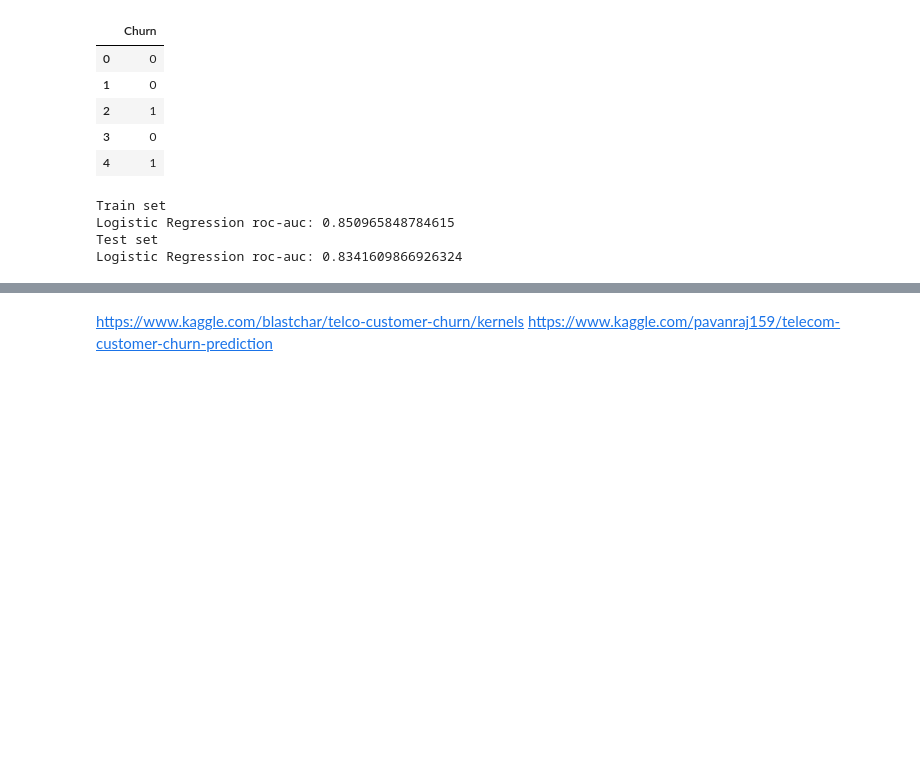
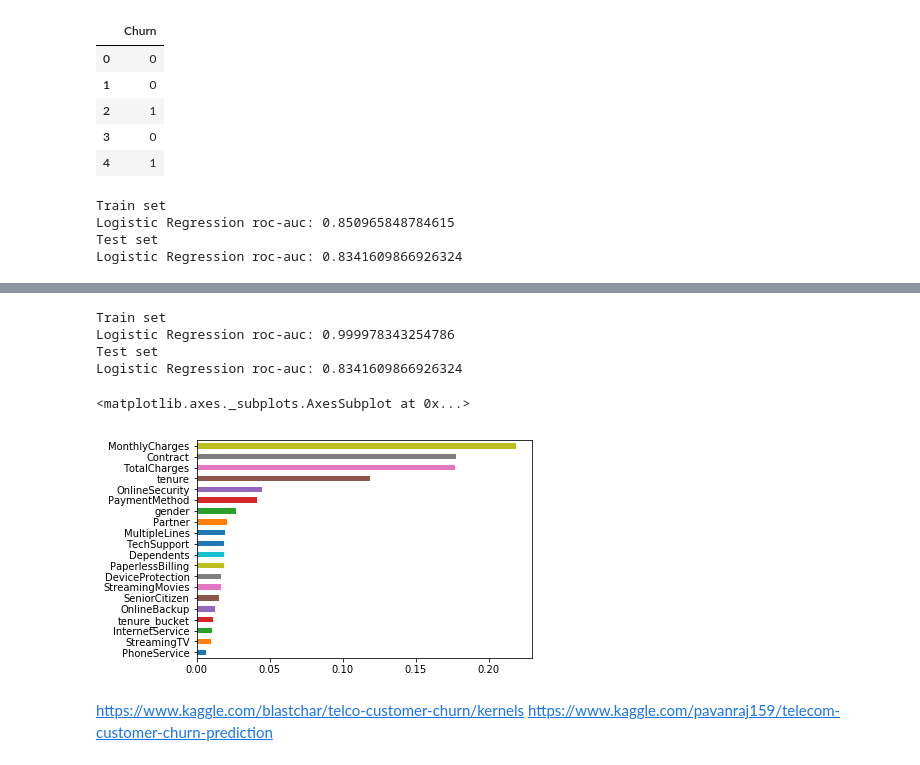
Before and after one commit to innovator-arjun/Telco-Customer-Churn, a Jupyter notebook: Telco Churn Prediction.ipynb, the cells around one changed output, grey strips where cells are left out. Saved outputs shown, nothing was run; the diff lists cells and outputs as text; code cells hidden in the pictures; blank space fills up the shorter version.

```diff
--- a/Telco Churn Prediction.ipynb
+++ b/Telco Churn Prediction.ipynb
@@ -300,3 +300,29 @@ weights.sort_values()[-20:].plot(kind = 'barh')
+# %%
+decision = DecisionTreeClassifier()
+
+# train model
+decision.fit(X_train, y_train)
+
+# make predicion on test set
+pred = decision.predict_proba(X_test)
+
+print('Train set ')
+pred = decision.predict_proba(X_train)
+print('Logistic Regression roc-auc: {}'.format(roc_auc_score(y_train, pred[:,1])))
+print('Test set ')
+pred = logit.predict_proba(X_test)
+print('Logistic Regression roc-auc: {}'.format(roc_auc_score(y_test, pred[:,1])))
+# %% [output]
+Train set
+Logistic Regression roc-auc: 0.999978343254786
+Test set
+Logistic Regression roc-auc: 0.8341609866926324
+# %%
+weights = pd.Series(decision.feature_importances_,index=X.columns.values)
+weights.sort_values()[-20:].plot(kind = 'barh')
+# %% [output]
+<matplotlib.axes._subplots.AxesSubplot at 0x...>
+[figure, added]
 # %% [markdown]
 https://www.kaggle.com/blastchar/telco-customer-churn/kernels
 https://www.kaggle.com/pavanraj159/telecom-customer-churn-prediction
```
Also changed, not shown: parts of 1 cell of this notebook.
